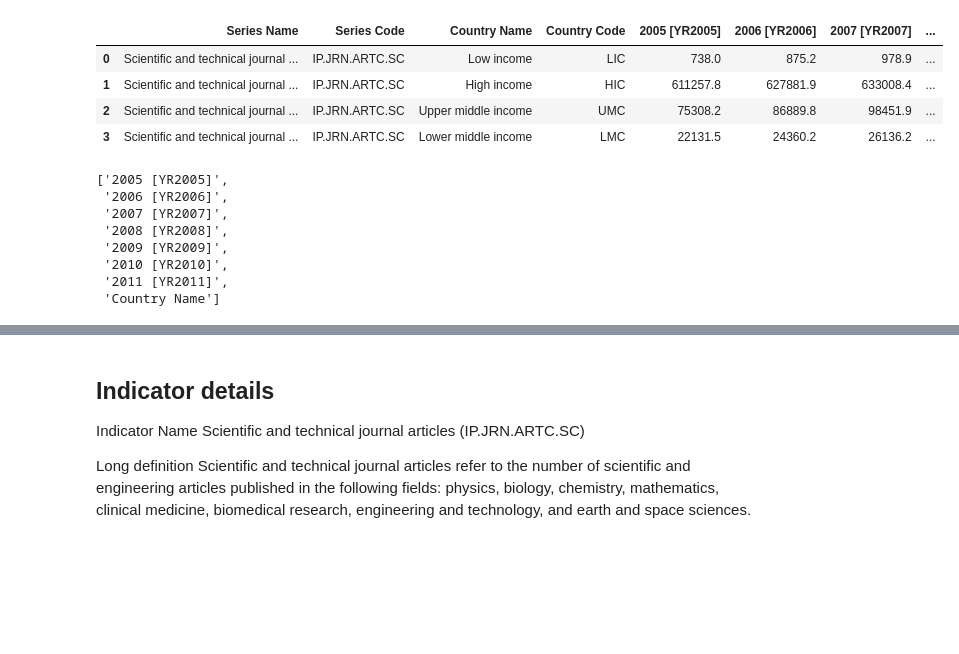
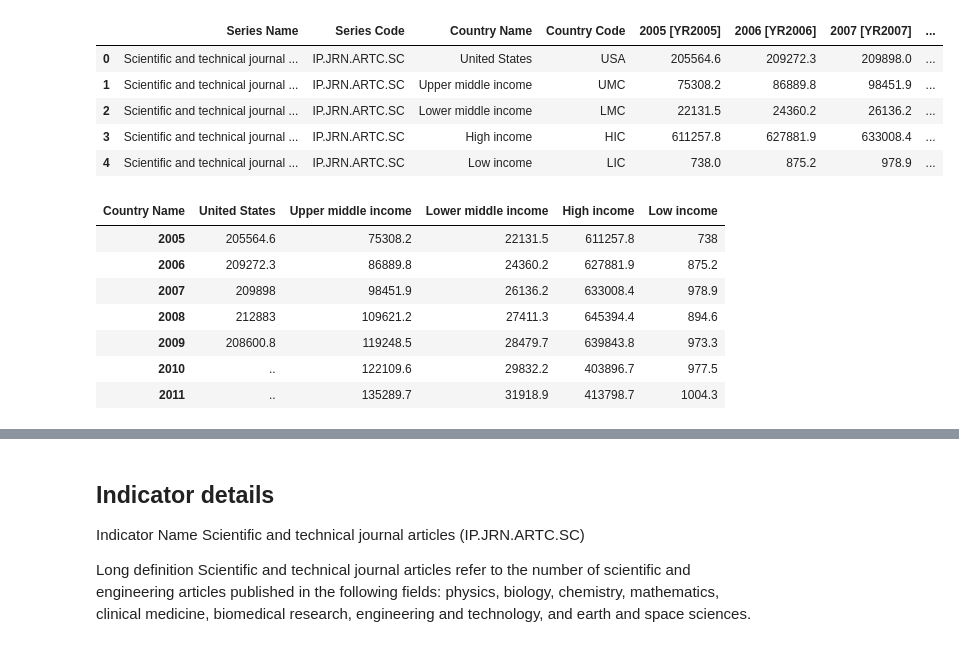
Before and after one commit to birdsarah/bokeh-miscellany, a Jupyter notebook: notebooks/scientific_publishing/This chart of the world’s scientific research shows progress.ipynb, the cells around one changed output, grey strips where cells are left out. Drawn from its saved outputs; the diff is of its cells as text; code cells hidden in the pictures; blank space fills up the shorter version.

Commit message:
Update aggregated high-income to compensate for missing US data

```diff
--- a/notebooks/scientific_publishing/This chart of the world’s scientific research shows progress.ipynb
+++ b/notebooks/scientific_publishing/This chart of the world’s scientific research shows progress.ipynb
@@ -29,27 +29,39 @@ Territory size shows the proportion of all scientific papers published in 2001 w
 # %%
 # The original data souce was the world bank in 2005.
 # Retrieved more recent data from:
 # http://databank.worldbank.org/data/reports.aspx?source=world-development-indicators#
 # aggregated by country income level
 
-data = pd.read_excel('Data_Extract_From_World_Development_Indicators.xlsx', skiprows=[5,6,7,8,9,10])
+data = pd.read_excel('Data_Extract_From_World_Development_Indicators.xlsx', skiprows=[6,7,8,9,10])
 data
 # %% [output]
 |  | Series Name | Series Code | Country Name | Country Code | 2005 [YR2005] | 2006 [YR2006] | 2007 [YR2007] | ... |
-| 0 | Scientific and technical journal ... | IP.JRN.ARTC.SC | Low income | LIC | 738.0 | 875.2 | 978.9 | ... |
-| 1 | Scientific and technical journal ... | IP.JRN.ARTC.SC | High income | HIC | 611257.8 | 627881.9 | 633008.4 | ... |
-| 2 | Scientific and technical journal ... | IP.JRN.ARTC.SC | Upper middle income | UMC | 75308.2 | 86889.8 | 98451.9 | ... |
-| 3 | Scientific and technical journal ... | IP.JRN.ARTC.SC | Lower middle income | LMC | 22131.5 | 24360.2 | 26136.2 | ... |
+| 0 | Scientific and technical journal ... | IP.JRN.ARTC.SC | United States | USA | 205564.6 | 209272.3 | 209898.0 | ... |
+| 1 | Scientific and technical journal ... | IP.JRN.ARTC.SC | Upper middle income | UMC | 75308.2 | 86889.8 | 98451.9 | ... |
+| 2 | Scientific and technical journal ... | IP.JRN.ARTC.SC | Lower middle income | LMC | 22131.5 | 24360.2 | 26136.2 | ... |
+| 3 | Scientific and technical journal ... | IP.JRN.ARTC.SC | High income | HIC | 611257.8 | 627881.9 | 633008.4 | ... |
+| 4 | Scientific and technical journal ... | IP.JRN.ARTC.SC | Low income | LIC | 738.0 | 875.2 | 978.9 | ... |
 # %%
 columns = ['%s [YR%s]' % (y, y) for y in range(2005, 2012)]
 columns.append('Country Name')
-columns
+data = data[columns].set_index('Country Name')
+data = data.rename(columns={
+ '2005 [YR2005]': 2005,
+ '2006 [YR2006]': 2006,
+ '2007 [YR2007]': 2007,
+ '2008 [YR2008]': 2008,
+ '2009 [YR2009]': 2009,
+ '2010 [YR2010]': 2010,
+ '2011 [YR2011]': 2011,
+})
+data = data.transpose()
+data
 # %% [output]
-['2005 [YR2005]',
- '2006 [YR2006]',
- '2007 [YR2007]',
- '2008 [YR2008]',
- '2009 [YR2009]',
- '2010 [YR2010]',
- '2011 [YR2011]',
- 'Country Name']
+| Country Name | United States | Upper middle income | Lower middle income | High income | Low income |
+| 2005 | 205564.6 | 75308.2 | 22131.5 | 611257.8 | 738 |
+| 2006 | 209272.3 | 86889.8 | 24360.2 | 627881.9 | 875.2 |
+| 2007 | 209898 | 98451.9 | 26136.2 | 633008.4 | 978.9 |
+| 2008 | 212883 | 109621.2 | 27411.3 | 645394.4 | 894.6 |
+| 2009 | 208600.8 | 119248.5 | 28479.7 | 639843.8 | 973.3 |
+| 2010 | .. | 122109.6 | 29832.2 | 403896.7 | 977.5 |
+| 2011 | .. | 135289.7 | 31918.9 | 413798.7 | 1004.3 |
```
Also changed, not shown: parts of 2 cells of this notebook, 1 other file.
